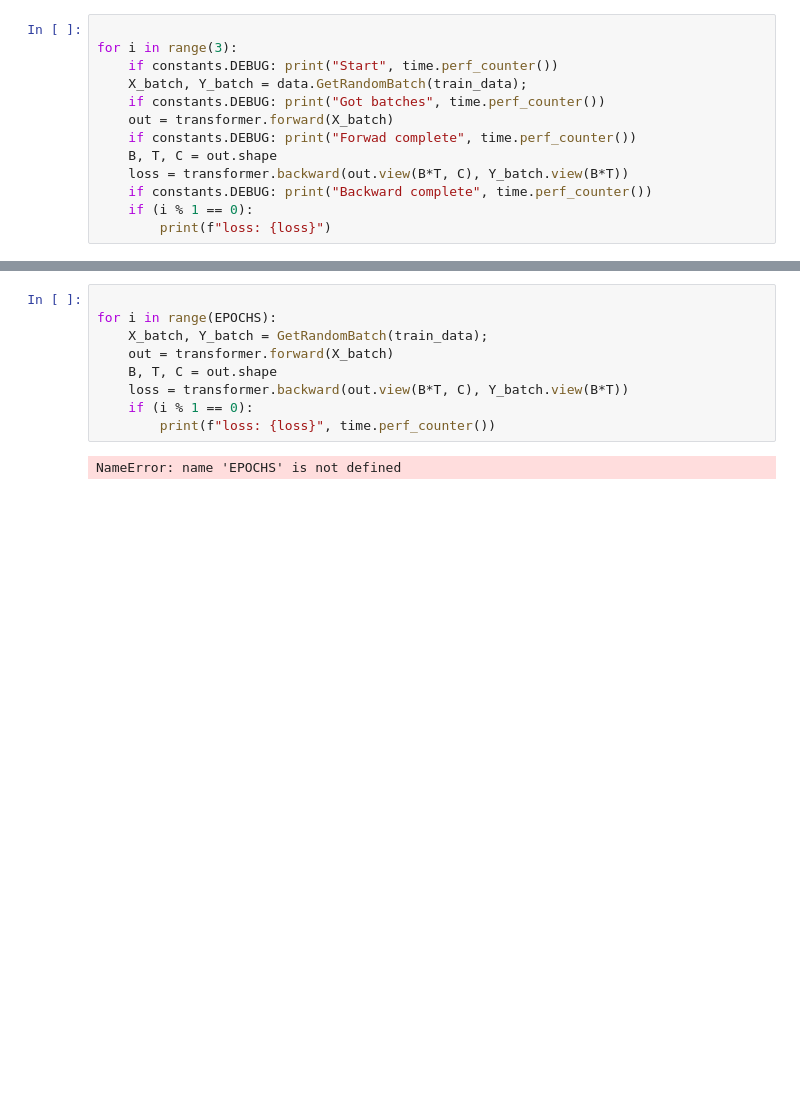
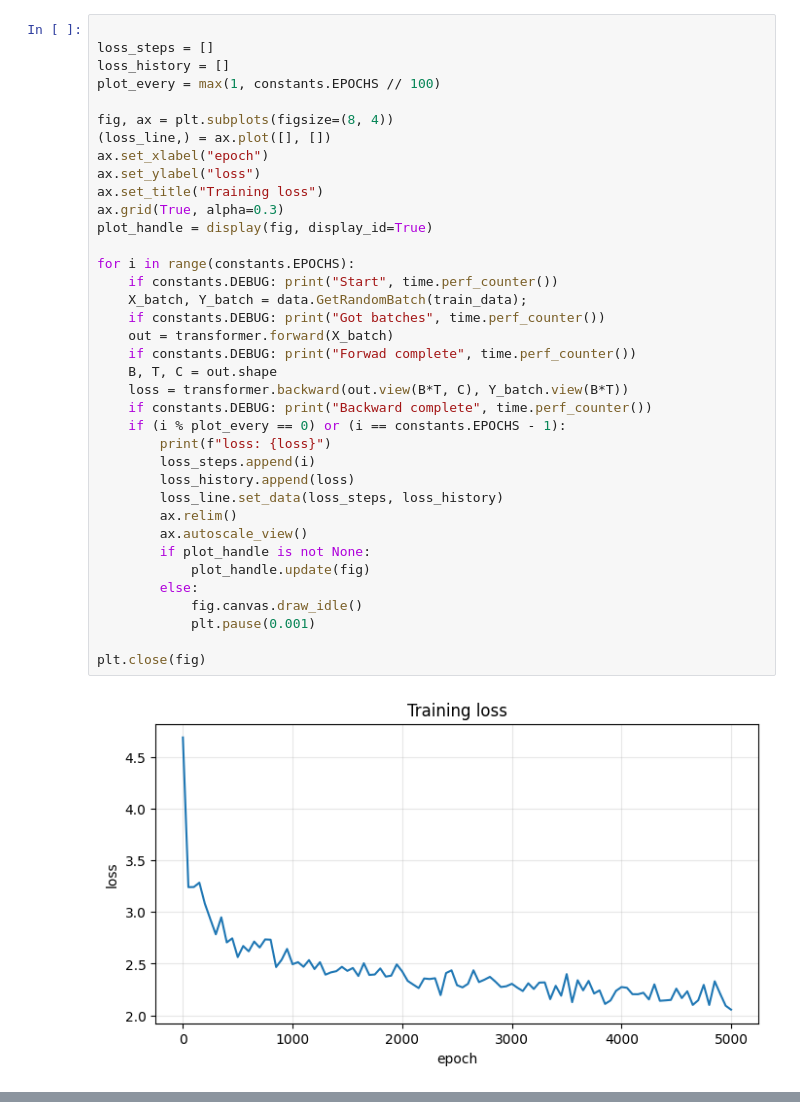
Before and after one commit to yasen5/shakespeare-transformer, a Jupyter notebook: actual-shakespeare/shakespeare.ipynb, the cells around one changed output, grey strips where cells are left out. Drawn from its saved outputs; the diff is of its cells as text; blank space fills up the shorter version.

Commit message:
Live plot

```diff
--- a/actual-shakespeare/shakespeare.ipynb
+++ b/actual-shakespeare/shakespeare.ipynb
@@ -17,15 +25,40 @@ START:  65227.618508708
 # %%
 
-for i in range(3):
+loss_steps = []
+loss_history = []
+plot_every = max(1, constants.EPOCHS // 100)
+
+fig, ax = plt.subplots(figsize=(8, 4))
+(loss_line,) = ax.plot([], [])
+ax.set_xlabel("epoch")
+ax.set_ylabel("loss")
+ax.set_title("Training loss")
+ax.grid(True, alpha=0.3)
+plot_handle = display(fig, display_id=True)
+
+for i in range(constants.EPOCHS):
     if constants.DEBUG: print("Start", time.perf_counter())
     X_batch, Y_batch = data.GetRandomBatch(train_data);
     if constants.DEBUG: print("Got batches", time.perf_counter())
     out = transformer.forward(X_batch)
     if constants.DEBUG: print("Forwad complete", time.perf_counter())
     B, T, C = out.shape
     loss = transformer.backward(out.view(B*T, C), Y_batch.view(B*T))
     if constants.DEBUG: print("Backward complete", time.perf_counter())
-    if (i % 1 == 0):
+    if (i % plot_every == 0) or (i == constants.EPOCHS - 1):
         print(f"loss: {loss}")
+        loss_steps.append(i)
+        loss_history.append(loss)
+        loss_line.set_data(loss_steps, loss_history)
+        ax.relim()
+        ax.autoscale_view()
+        if plot_handle is not None:
+            plot_handle.update(fig)
+        else:
+            fig.canvas.draw_idle()
+            plt.pause(0.001)
+
+plt.close(fig)
 # %% [output]
+[figure, added]
 loss: 4.687386989593506
@@ -34,14 +81,3 @@ loss: 3.756960868835449
-# %%
-
-for i in range(EPOCHS):
-    X_batch, Y_batch = GetRandomBatch(train_data);
-    out = transformer.forward(X_batch)
-    B, T, C = out.shape
-    loss = transformer.backward(out.view(B*T, C), Y_batch.view(B*T))
-    if (i % 1 == 0):
-        print(f"loss: {loss}", time.perf_counter())
-# %% [output]
-NameError: name 'EPOCHS' is not defined
 # %%
 def DecodeTokenList(token_list):
     return data.decode(token_list)
```
Also changed, not shown: parts of 5 cells of this notebook, 1 other file.
